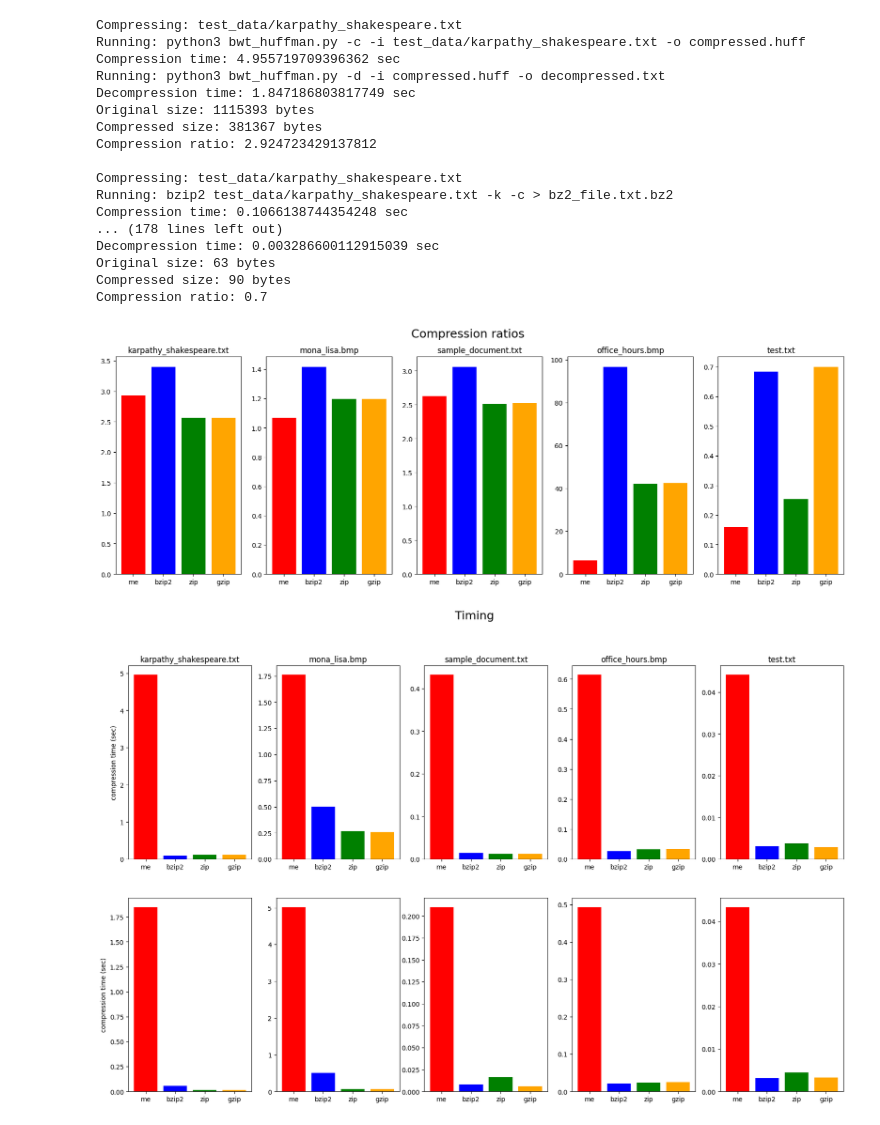
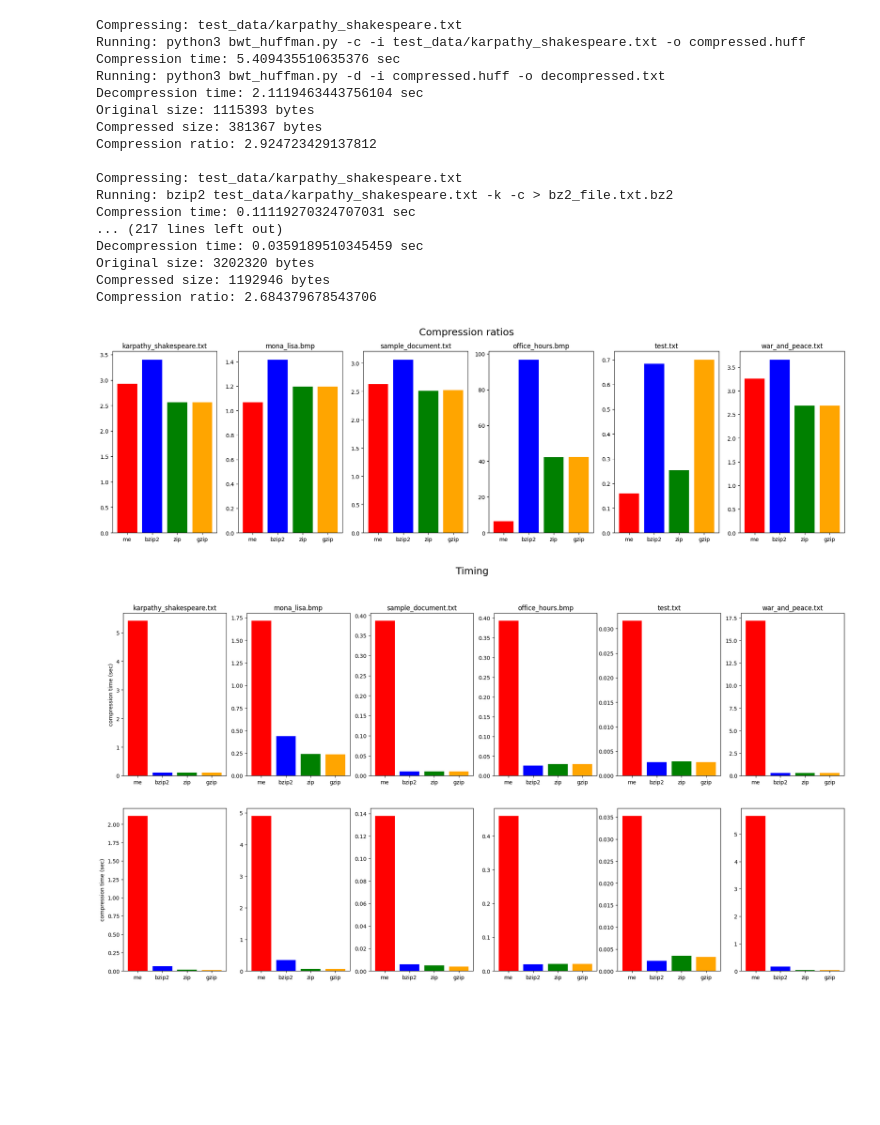
Before and after one commit to gordonbchen/cse_3500, a Jupyter notebook: hw/hw_5/analysis.ipynb, the cells around one changed output. Cells and saved outputs as stored; diff of their text form; code cells hidden in the pictures; blank space fills up the shorter version.

Commit message:
add hw 5 war and peace compression test

```diff
--- a/hw/hw_5/analysis.ipynb
+++ b/hw/hw_5/analysis.ipynb
@@ -77,8 +77,8 @@ import matplotlib.pyplot as plt
 data_dir = Path("test_data")
 test_files = list(data_dir.iterdir())
 
-compression_fig, compression_axs = plt.subplots(nrows=1, ncols=len(test_files), figsize=(20, 6))
-timing_fig, timing_axs = plt.subplots(nrows=2, ncols=len(test_files), figsize=(20, 12))
+compression_fig, compression_axs = plt.subplots(nrows=1, ncols=len(test_files), figsize=(24, 6))
+timing_fig, timing_axs = plt.subplots(nrows=2, ncols=len(test_files), figsize=(24, 12))
 colors = ["red", "blue", "green", "orange"]
 
 for (i, file) in enumerate(test_files):
@@ -91,43 +91,43 @@ for (i, file) in enumerate(test_files):
     benches["gzip"] = benchmark_gzip(filename)
 
     compression_axs[i].bar(benches.keys(), [benches[k][0] for k in benches.keys()], color=colors)
     compression_axs[i].set_title(file.name)
 
     for j in range(2):
         timing_axs[j, i].bar(benches.keys(), [benches[k][j + 1] for k in benches.keys()], color=colors)
         if j == 0:
             timing_axs[j, i].set_title(file.name)
         if i == 0:
             timing_axs[j, i].set_ylabel(f"{'' if i == 0 else 'de'}compression time (sec)")
 
 viz_dir = Path("viz")
 viz_dir.mkdir(exist_ok=True)
 
 compression_fig.suptitle("Compression ratios", fontsize=18)
 compression_fig.savefig(viz_dir / "compression_ratios.png")
 
 timing_fig.suptitle("Timing", fontsize=18)
 timing_fig.savefig(viz_dir / "timing.png")
 # %% [output]
 Compressing: test_data/karpathy_shakespeare.txt
 Running: python3 bwt_huffman.py -c -i test_data/karpathy_shakespeare.txt -o compressed.huff
-Compression time: 4.955719709396362 sec
+Compression time: 5.409435510635376 sec
 Running: python3 bwt_huffman.py -d -i compressed.huff -o decompressed.txt
-Decompression time: 1.847186803817749 sec
+Decompression time: 2.1119463443756104 sec
 Original size: 1115393 bytes
 Compressed size: 381367 bytes
 Compression ratio: 2.924723429137812
 
 Compressing: test_data/karpathy_shakespeare.txt
 Running: bzip2 test_data/karpathy_shakespeare.txt -k -c > bz2_file.txt.bz2
-Compression time: 0.1066138744354248 sec
-... (178 lines left out)
-Decompression time: 0.003286600112915039 sec
-Original size: 63 bytes
-Compressed size: 90 bytes
-Compression ratio: 0.7
+Compression time: 0.11119270324707031 sec
+... (217 lines left out)
+Decompression time: 0.0359189510345459 sec
+Original size: 3202320 bytes
+Compressed size: 1192946 bytes
+Compression ratio: 2.684379678543706
-[figure, old version]
+[figure, new version]
-[figure, old version]
+[figure, new version]
 # %%
 text_files = [file for file in test_files if file.suffix == ".txt"]
 
```
Also changed, not shown: parts of 1 cell of this notebook, 5 other files.
